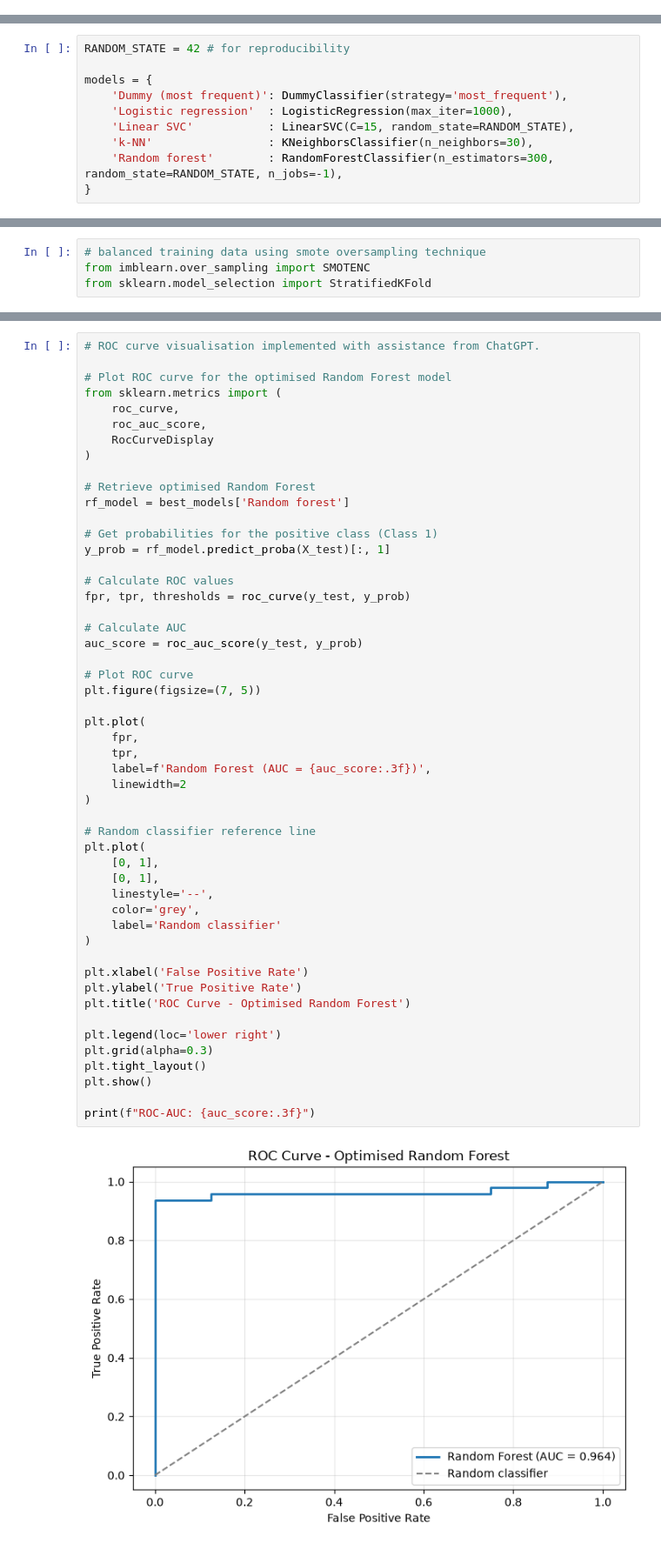
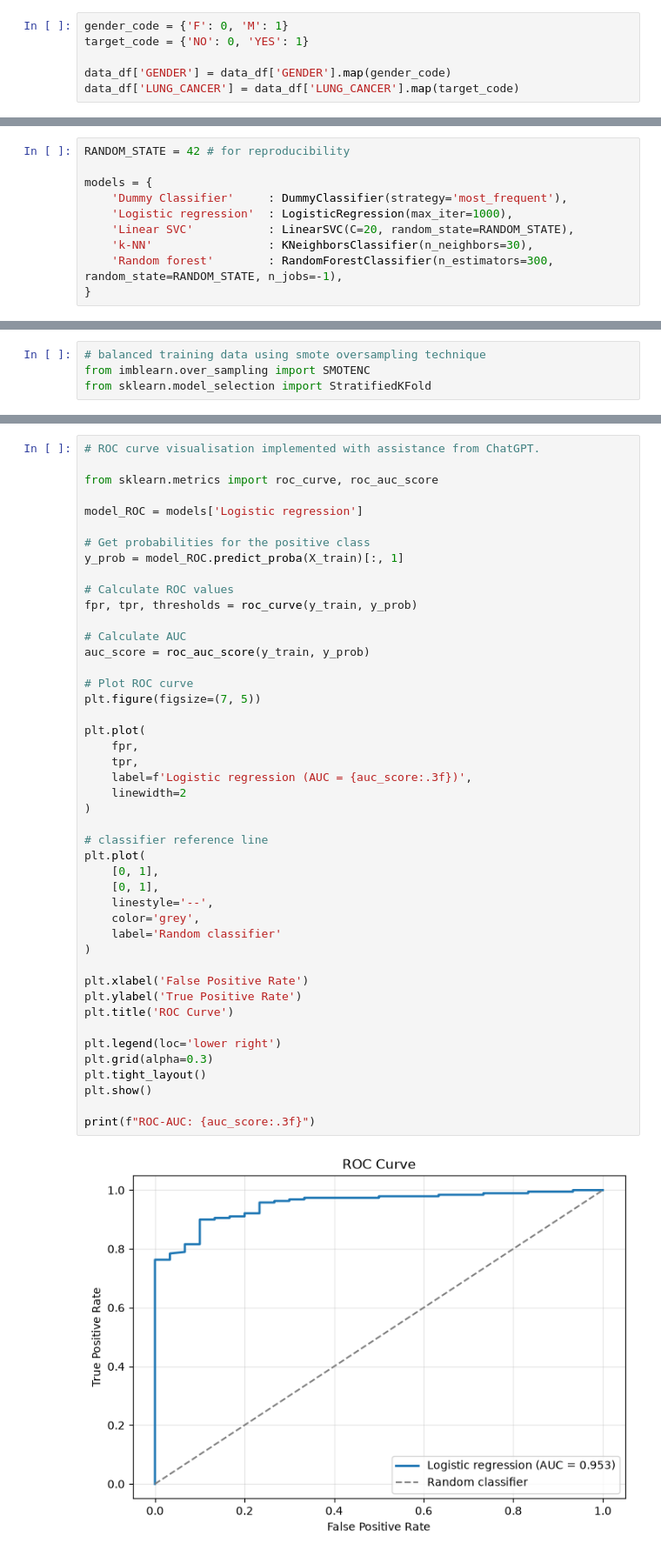
Before and after one commit to KWycliff/lung-cancer-classification, a Jupyter notebook: lung-cancer-risk-classification.ipynb, the cells around one changed output, grey strips where cells are left out. Shown at 87% size. Cells and saved outputs as stored; diff of their text form.

```diff
--- a/lung-cancer-risk-classification.ipynb
+++ b/lung-cancer-risk-classification.ipynb
@@ -146,0 +159,6 @@ Oversample the Dataset using SMOTENC to balance the classes.
+# %%
+gender_code = {'F': 0, 'M': 1}
+target_code = {'NO': 0, 'YES': 1}
+
+data_df['GENDER'] = data_df['GENDER'].map(gender_code)
+data_df['LUNG_CANCER'] = data_df['LUNG_CANCER'].map(target_code)
@@ -162,9 +400,9 @@ from sklearn.inspection import permutation_importance
 RANDOM_STATE = 42 # for reproducibility
 
 models = {
-    'Dummy (most frequent)': DummyClassifier(strategy='most_frequent'),
+    'Dummy Classifier'     : DummyClassifier(strategy='most_frequent'),
     'Logistic regression'  : LogisticRegression(max_iter=1000),
-    'Linear SVC'           : LinearSVC(C=15, random_state=RANDOM_STATE),
+    'Linear SVC'           : LinearSVC(C=20, random_state=RANDOM_STATE),
     'k-NN'                 : KNeighborsClassifier(n_neighbors=30),
     'Random forest'        : RandomForestClassifier(n_estimators=300, random_state=RANDOM_STATE, n_jobs=-1),
 }
@@ -439,53 +594,47 @@ weighted avg       0.96      0.95      0.95        56
 # %%
 # ROC curve visualisation implemented with assistance from ChatGPT.
 
-# Plot ROC curve for the optimised Random Forest model
-from sklearn.metrics import (
-    roc_curve,
-    roc_auc_score,
-    RocCurveDisplay
-)
+from sklearn.metrics import roc_curve, roc_auc_score
 
-# Retrieve optimised Random Forest
-rf_model = best_models['Random forest']
+model_ROC = models['Logistic regression']
 
-# Get probabilities for the positive class (Class 1)
-y_prob = rf_model.predict_proba(X_test)[:, 1]
+# Get probabilities for the positive class
+y_prob = model_ROC.predict_proba(X_train)[:, 1]
 
 # Calculate ROC values
-fpr, tpr, thresholds = roc_curve(y_test, y_prob)
+fpr, tpr, thresholds = roc_curve(y_train, y_prob)
 
 # Calculate AUC
-auc_score = roc_auc_score(y_test, y_prob)
+auc_score = roc_auc_score(y_train, y_prob)
 
 # Plot ROC curve
 plt.figure(figsize=(7, 5))
 
 plt.plot(
     fpr,
     tpr,
-    label=f'Random Forest (AUC = {auc_score:.3f})',
+    label=f'Logistic regression (AUC = {auc_score:.3f})',
     linewidth=2
 )
 
-# Random classifier reference line
+# classifier reference line
 plt.plot(
     [0, 1],
     [0, 1],
     linestyle='--',
     color='grey',
     label='Random classifier'
 )
 
 plt.xlabel('False Positive Rate')
 plt.ylabel('True Positive Rate')
-plt.title('ROC Curve - Optimised Random Forest')
+plt.title('ROC Curve')
 
 plt.legend(loc='lower right')
 plt.grid(alpha=0.3)
 plt.tight_layout()
 plt.show()
 
 print(f"ROC-AUC: {auc_score:.3f}")
 # %% [output]
-[figure, old version]
+[figure, new version]
```
Also changed, not shown: parts of 31 cells of this notebook, 5 other files.
